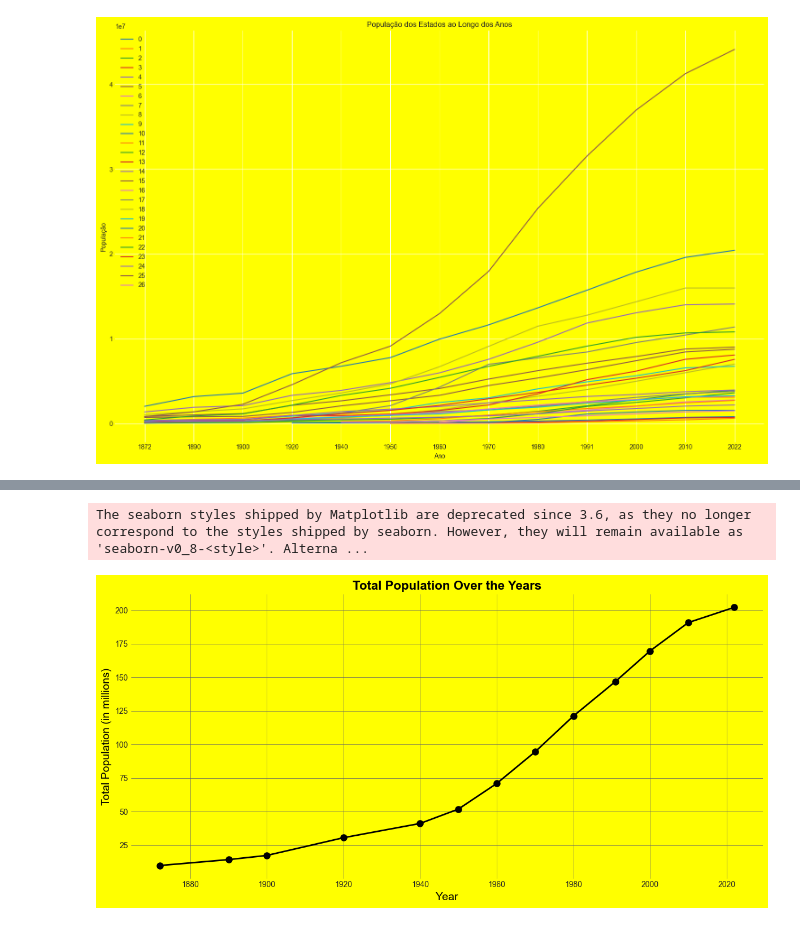
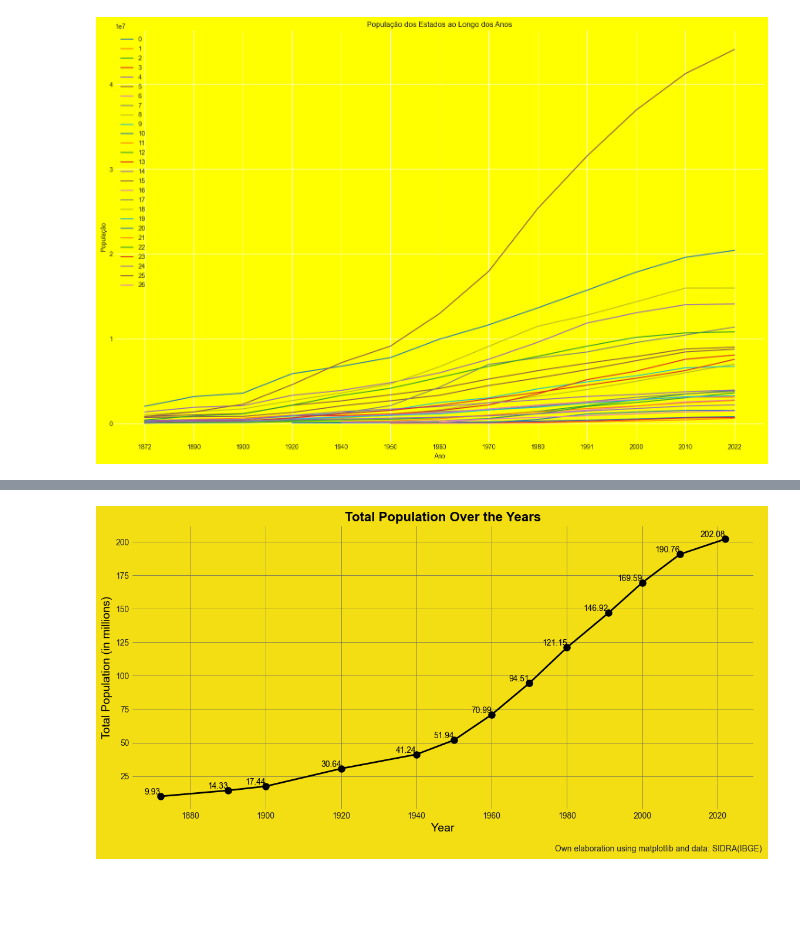
Before and after one commit to jlfenerich/project.censo-dataviz, a Jupyter notebook: notebooks/Demographic_analysis.ipynb, the cells around one changed output, grey strips where cells are left out. Cells and saved outputs as stored; diff of their text form; code cells hidden in the pictures; blank space fills up the shorter version.

```diff
--- a/notebooks/Demographic_analysis.ipynb
+++ b/notebooks/Demographic_analysis.ipynb
@@ -178,23 +178,3 @@ print(merged_df)
 24    911251   1156642   1491867   1781714   2068017   2201997
 25  17958693  25375199  31546473  36969476  41262199  44117616
 26    537563    738688    920116   1155913   1383445   1506137
-# %%
-# Substituir "-" por NaN nas colunas de dados (anos)
-merged_df.replace("-", np.nan, inplace=True)
-
-# Converter apenas as colunas de anos para float
-for column in merged_df.columns[1:]:  # Isso ignora a primeira coluna, que deve ser a dos estados
-    merged_df[column] = merged_df[column].astype(float)
-
-# Agora plote os dados
-plt.figure(figsize=(15, 10))
-for state in merged_df.index:
-    plt.plot(merged_df.columns[1:], merged_df.loc[state, merged_df.columns[1:]], label=state)
-
-plt.title('População dos Estados ao Longo dos Anos')
-plt.xlabel('Ano')
-plt.ylabel('População')
-plt.legend(loc='upper left')
-plt.grid(True)
-plt.tight_layout()
-plt.show()
@@ -269,39 +247,37 @@ totals.to_csv('totals.csv', index=False)
 2022    202083020.0
 dtype: float64
 # %%
-import plotly.express as px
-
-# Suponhamos que 'totals' seja o seu DataFrame
-# Convert the index of totals (which are the years) to integer for better plotting
-totals.index = totals.index.astype(int)
-
-# Use um estilo de gráfico moderno
-plt.style.use('seaborn-darkgrid')
-
 # Plotting
 plt.figure(figsize=(12, 6))
 plt.plot(totals.index, totals.values / 1_000_000, marker='o', markersize=8, color='black', linestyle='-', linewidth=2)
+
+# Adicionando rótulos aos pontos
+for x, y in zip(totals.index, totals.values / 1_000_000):
+    plt.text(x, y, str(round(y, 2)), color='black', fontsize=10, verticalalignment='bottom', horizontalalignment='right')
+
 plt.title('Total Population Over the Years', fontsize=16, color='black', fontweight='bold')
 plt.xlabel('Year', fontsize=14, color='black')
 plt.ylabel('Total Population (in millions)', fontsize=14, color='black')
 
 # Setting background and plot area colors
 ax = plt.gca()
-ax.set_facecolor('yellow')  # Plot area background color
-plt.gcf().set_facecolor('yellow')  # Figure background color
+ax.set_facecolor('#f3dd13')  # Plot area background color
+plt.gcf().set_facecolor('#f3dd13')  # Figure background color
 
 # Adjust the y-axis to not use scientific notation
 ax.yaxis.set_major_formatter(mticker.StrMethodFormatter('{x:,.0f}'))
 
 # Hide the right and top spines (secondary axes)
 ax.spines['right'].set_visible(False)
 ax.spines['top'].set_visible(False)
 
 # Customize grid lines
 ax.grid(True, which='major', color='#666666', linestyle='-', linewidth=0.5)
 
+# Adicionando a nota de rodapé
+plt.text(0.95, 0.01, 'Own elaboration using matplotlib and data: SIDRA(IBGE)', transform=plt.gcf().transFigure, horizontalalignment='right')
+
 plt.tight_layout()
 plt.show()
 # %% [output]
-The seaborn styles shipped by Matplotlib are deprecated since 3.6, as they no longer correspond to the styles shipped by seaborn. However, they will remain available as 'seaborn-v0_8-<style>'. Alterna ...
-[figure, old version]
+[figure, new version]
```
Also changed, not shown: parts of 4 cells of this notebook.
